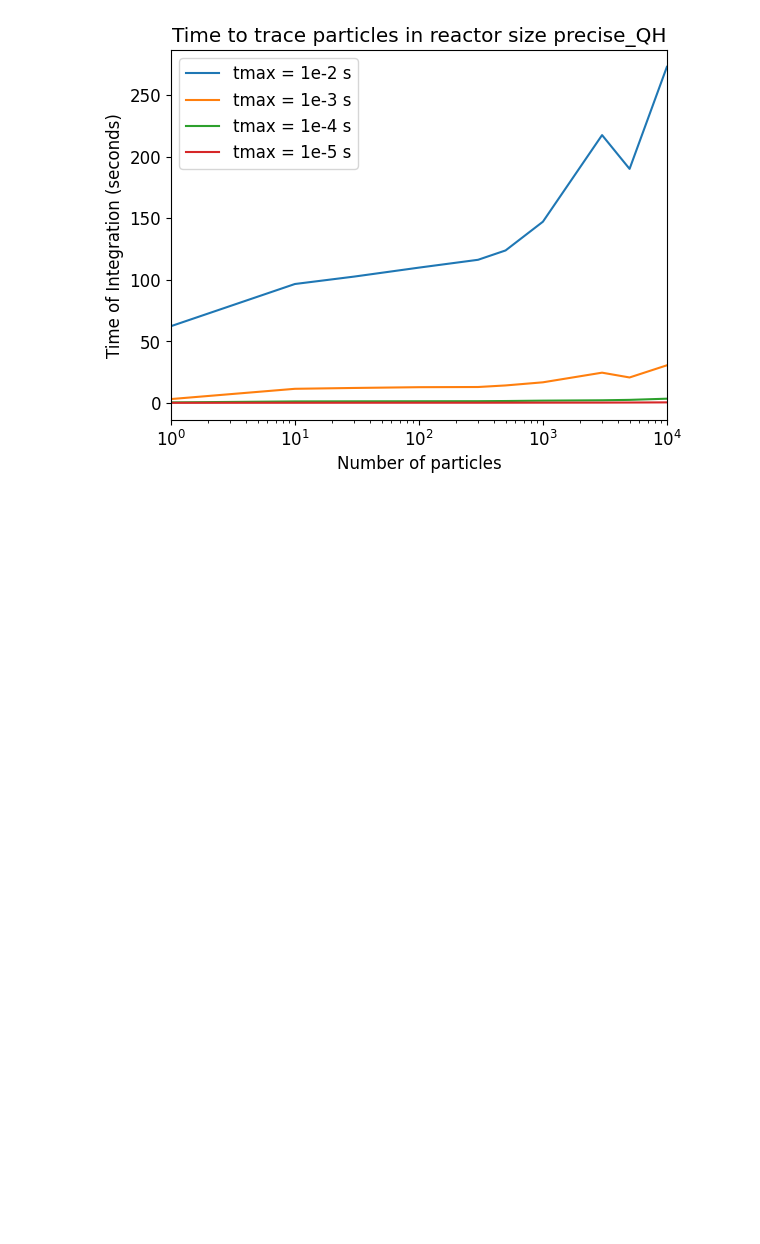
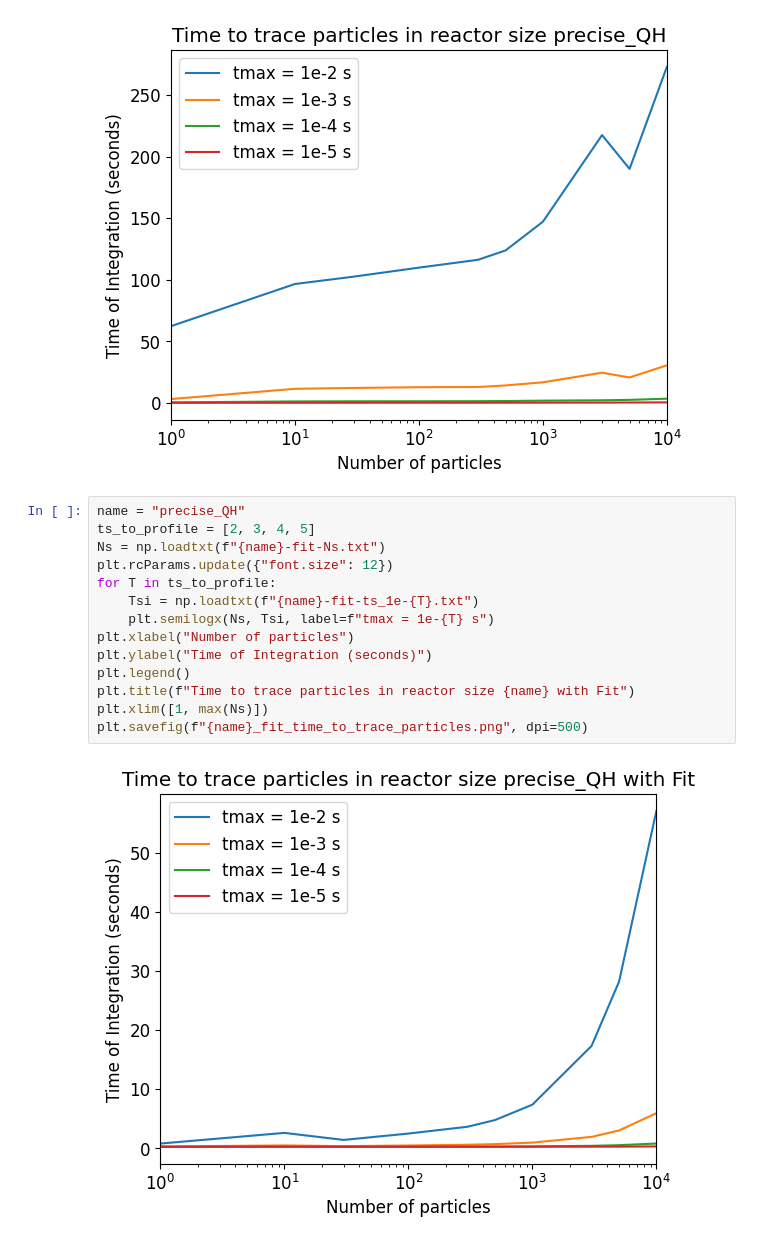
Before and after one commit to YigitElma/DEBUG-DESC, a Jupyter notebook: Particle_Tracing/Profiling/check-results.ipynb, the cells around one changed output. Cells and saved outputs as stored; diff of their text form; blank space fills up the shorter version.

```diff
--- a/Particle_Tracing/Profiling/check-results.ipynb
+++ b/Particle_Tracing/Profiling/check-results.ipynb
@@ -56,6 +72,22 @@ plt.xlim([1, max(Ns)])
 plt.savefig(f"{name}_time_to_trace_particles.png", dpi=500)
 # %% [output]
 [figure]
+# %%
+name = "precise_QH"
+ts_to_profile = [2, 3, 4, 5]
+Ns = np.loadtxt(f"{name}-fit-Ns.txt")
+plt.rcParams.update({"font.size": 12})
+for T in ts_to_profile:
+    Tsi = np.loadtxt(f"{name}-fit-ts_1e-{T}.txt")
+    plt.semilogx(Ns, Tsi, label=f"tmax = 1e-{T} s")
+plt.xlabel("Number of particles")
+plt.ylabel("Time of Integration (seconds)")
+plt.legend()
+plt.title(f"Time to trace particles in reactor size {name} with Fit")
+plt.xlim([1, max(Ns)])
+plt.savefig(f"{name}_fit_time_to_trace_particles.png", dpi=500)
+# %% [output]
+[figure, added]
 # %%
 name = "w7-x"
 ts_to_profile = [4, 5]
```
Also changed, not shown: parts of 5 cells of this notebook, 8 other files.
